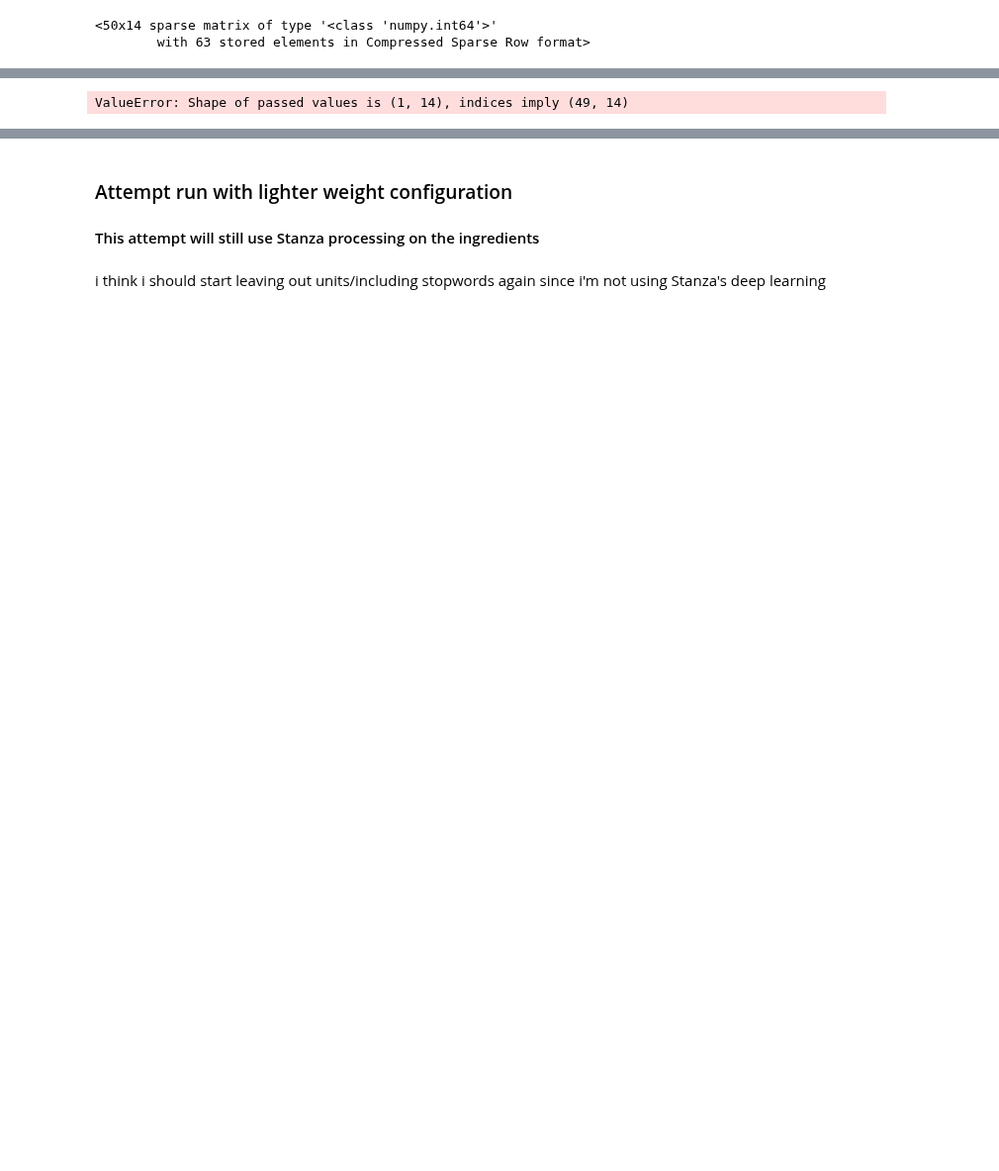
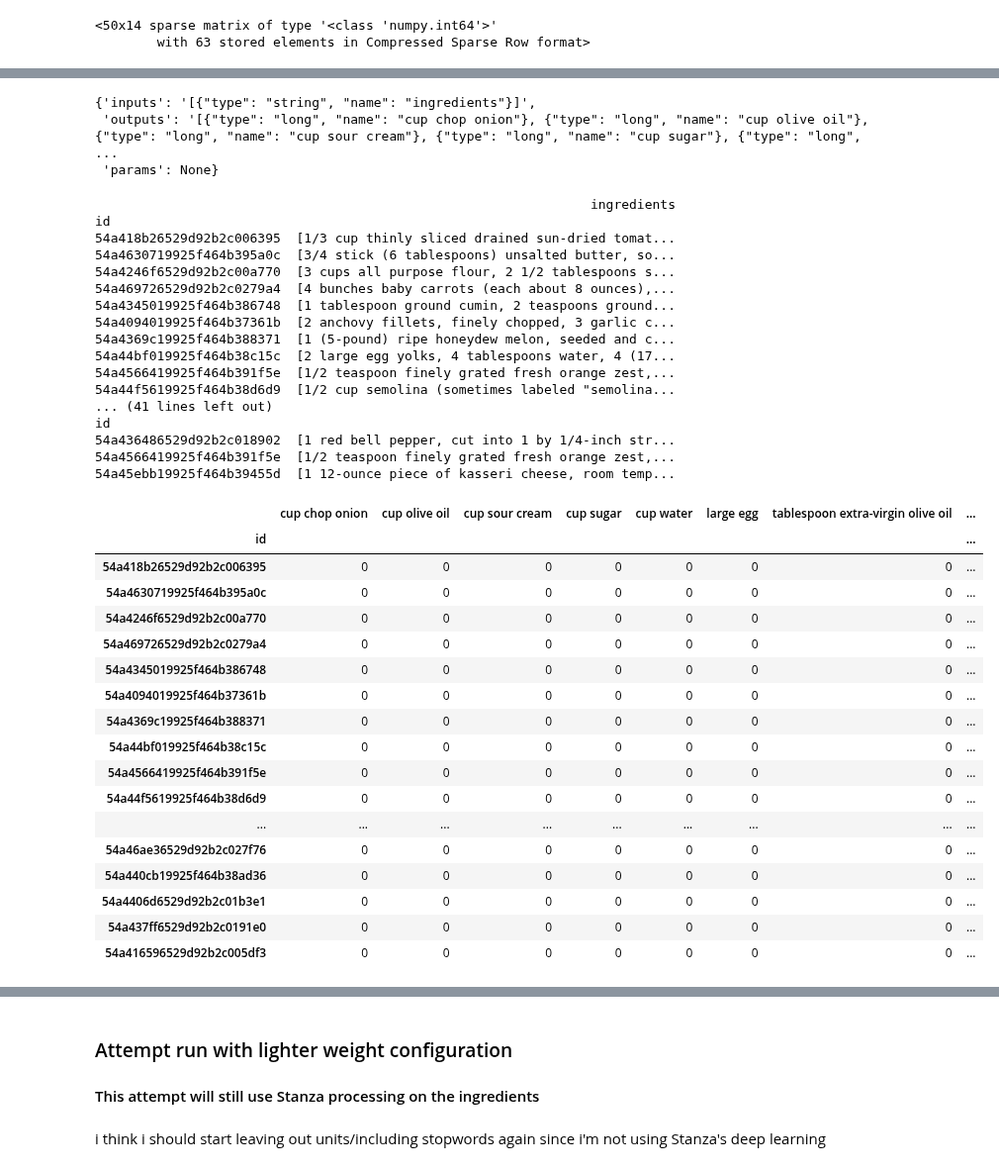
Before and after one commit to AaronWChen/MeaLeon, a Jupyter notebook: nbs/11_sklearn_mlfow_model_testing.ipynb, the cells around one changed output, grey strips where cells are left out. Shown at 99% size. Drawn from its saved outputs; the diff is of its cells as text; code cells hidden in the pictures; blank space fills up the shorter version.

```diff
--- a/nbs/11_sklearn_mlfow_model_testing.ipynb
+++ b/nbs/11_sklearn_mlfow_model_testing.ipynb
@@ -378,17 +414,19 @@ test_predictor = mlflow.pyfunc.load_model(model_uri=model_info.model_uri)
 pre_proc_test_df = dfpp.preprocess_dataframe(test_df)
 print('\n')
 print('--------------')
-print('Preprocessed Dataframe:', end='\n')
+print('Preprocessed Dataframe: ', end='\n')
 print(pre_proc_test_df.head())
 print(pre_proc_test_df.shape)
 
 # create subset for dev purposes
-to_nlp_test_df = pre_proc_test_df
-print('\n')
-print('-' * 80)
-print('Subset Dataframe:', end='\n')
-print(to_nlp_test_df.head())
-print(to_nlp_test_df.shape)
+# to_nlp_test_df = pre_proc_test_df
+# print('\n')
+# print('-' * 80)
+# print('Subset Dataframe:', end='\n')
+# print(to_nlp_test_df.head())
+# print(to_nlp_test_df.shape)
+
+test_model_input = pre_proc_test_df['ingredients']
 # %% [output]
 --------------
 Preprocessed Dataframe:
@@ -410,4 +492,44 @@ id
+# %%
+model_info.signature.to_dict()
+# %% [output]
+{'inputs': '[{"type": "string", "name": "ingredients"}]',
+ 'outputs': '[{"type": "long", "name": "cup chop onion"}, {"type": "long", "name": "cup olive oil"}, {"type": "long", "name": "cup sour cream"}, {"type": "long", "name": "cup sugar"}, {"type": "long", ...
+ 'params': None}
 # %%
-test_predictor.predict(to_nlp_test_df['ingredients'])
+test_predictor.predict(test_model_input)
 # %% [output]
-ValueError: Shape of passed values is (1, 14), indices imply (49, 14)
+                                                                ingredients
+id
+54a418b26529d92b2c006395  [1/3 cup thinly sliced drained sun-dried tomat...
+54a4630719925f464b395a0c  [3/4 stick (6 tablespoons) unsalted butter, so...
+54a4246f6529d92b2c00a770  [3 cups all purpose flour, 2 1/2 tablespoons s...
+54a469726529d92b2c0279a4  [4 bunches baby carrots (each about 8 ounces),...
+54a4345019925f464b386748  [1 tablespoon ground cumin, 2 teaspoons ground...
+54a4094019925f464b37361b  [2 anchovy fillets, finely chopped, 3 garlic c...
+54a4369c19925f464b388371  [1 (5-pound) ripe honeydew melon, seeded and c...
+54a44bf019925f464b38c15c  [2 large egg yolks, 4 tablespoons water, 4 (17...
+54a4566419925f464b391f5e  [1/2 teaspoon finely grated fresh orange zest,...
+54a44f5619925f464b38d6d9  [1/2 cup semolina (sometimes labeled "semolina...
+... (41 lines left out)
+id
+54a436486529d92b2c018902  [1 red bell pepper, cut into 1 by 1/4-inch str...
+54a4566419925f464b391f5e  [1/2 teaspoon finely grated fresh orange zest,...
+54a45ebb19925f464b39455d  [1 12-ounce piece of kasseri cheese, room temp...
+|  | cup chop onion | cup olive oil | cup sour cream | cup sugar | cup water | large egg | tablespoon extra-virgin olive oil | ... |
+| id |  |  |  |  |  |  |  | ... |
+| 54a418b26529d92b2c006395 | 0 | 0 | 0 | 0 | 0 | 0 | 0 | ... |
+| 54a4630719925f464b395a0c | 0 | 0 | 0 | 0 | 0 | 0 | 0 | ... |
+| 54a4246f6529d92b2c00a770 | 0 | 0 | 0 | 0 | 0 | 0 | 0 | ... |
+| 54a469726529d92b2c0279a4 | 0 | 0 | 0 | 0 | 0 | 0 | 0 | ... |
+| 54a4345019925f464b386748 | 0 | 0 | 0 | 0 | 0 | 0 | 0 | ... |
+| 54a4094019925f464b37361b | 0 | 0 | 0 | 0 | 0 | 0 | 0 | ... |
+| 54a4369c19925f464b388371 | 0 | 0 | 0 | 0 | 0 | 0 | 0 | ... |
+| 54a44bf019925f464b38c15c | 0 | 0 | 0 | 0 | 0 | 0 | 0 | ... |
+| 54a4566419925f464b391f5e | 0 | 0 | 0 | 0 | 0 | 0 | 0 | ... |
+| 54a44f5619925f464b38d6d9 | 0 | 0 | 0 | 0 | 0 | 0 | 0 | ... |
+| ... | ... | ... | ... | ... | ... | ... | ... | ... |
+| 54a46ae36529d92b2c027f76 | 0 | 0 | 0 | 0 | 0 | 0 | 0 | ... |
+| 54a440cb19925f464b38ad36 | 0 | 0 | 0 | 0 | 0 | 0 | 0 | ... |
+| 54a4406d6529d92b2c01b3e1 | 0 | 0 | 0 | 0 | 0 | 0 | 0 | ... |
+| 54a437ff6529d92b2c0191e0 | 0 | 0 | 0 | 0 | 0 | 0 | 0 | ... |
+| 54a416596529d92b2c005df3 | 0 | 0 | 0 | 0 | 0 | 0 | 0 | ... |
```
Also changed, not shown: parts of 12 cells of this notebook, 4 other files.
